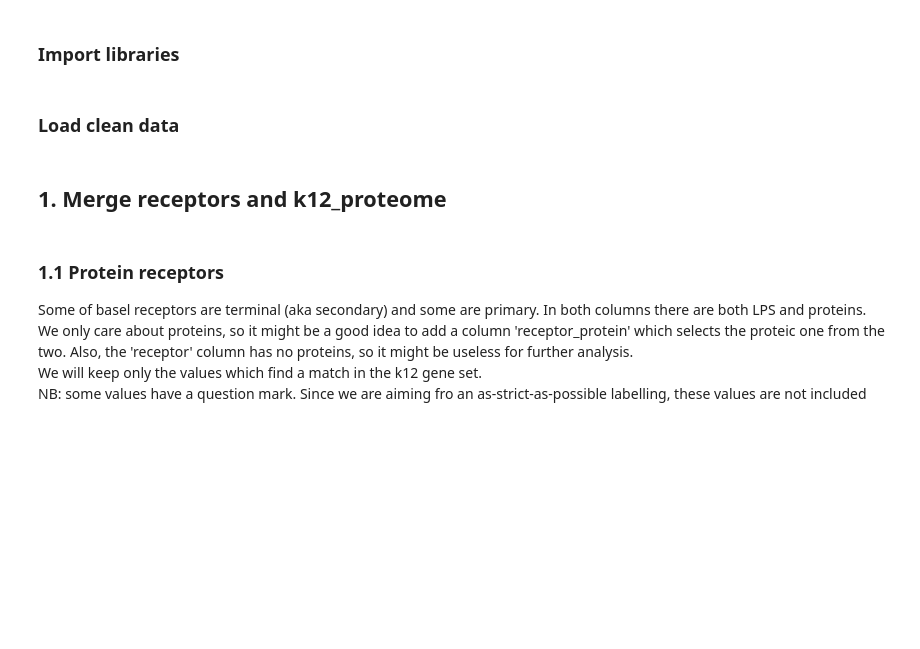
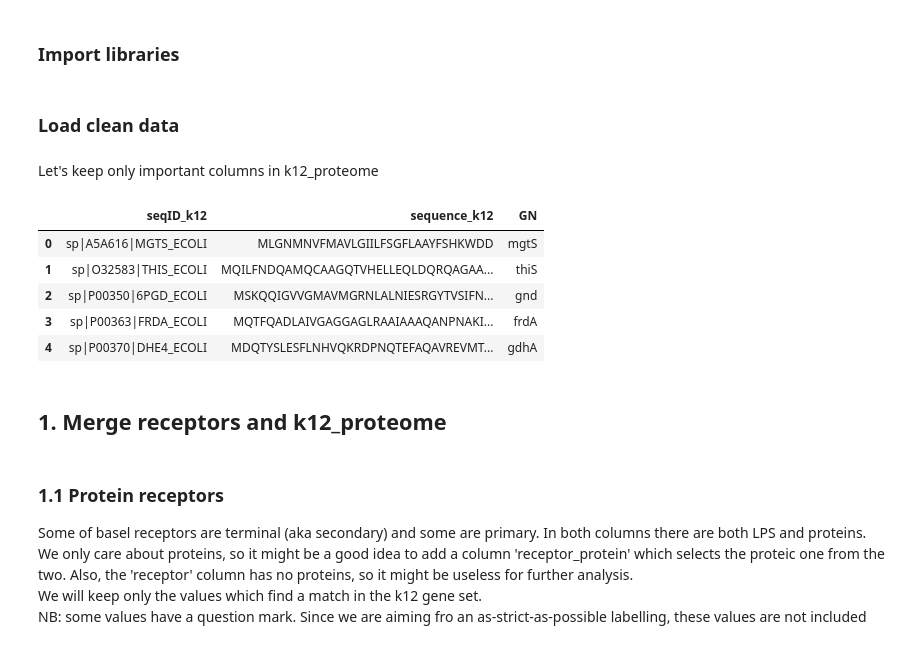
Before and after one commit to Drivahah/Predicting-phage-host-interaction-with-Language-Models, a Jupyter notebook: notebooks/02_transform_data.ipynb, the cells around one changed output. Drawn from its saved outputs; the diff is of its cells as text; code cells hidden in the pictures; blank space fills up the shorter version.

```diff
--- a/notebooks/02_transform_data.ipynb
+++ b/notebooks/02_transform_data.ipynb
@@ -27,0 +24,2 @@ k12_proteome = pd.read_pickle(os.path.join(CLEAN_PATH, '0_k12_proteome.pkl'))
+# %% [markdown]
+Let's keep only important columns in k12_proteome
@@ -28,3 +36,12 @@ k12_proteome = pd.read_pickle(os.path.join(CLEAN_PATH, '0_k12_proteome.pkl'))
+# %%
+display(k12_proteome.head())
+# %% [output]
+|  | seqID_k12 | sequence_k12 | GN |
+| 0 | sp|A5A616|MGTS_ECOLI | MLGNMNVFMAVLGIILFSGFLAAYFSHKWDD | mgtS |
+| 1 | sp|O32583|THIS_ECOLI | MQILFNDQAMQCAAGQTVHELLEQLDQRQAGAA... | thiS |
+| 2 | sp|P00350|6PGD_ECOLI | MSKQQIGVVGMAVMGRNLALNIESRGYTVSIFN... | gnd |
+| 3 | sp|P00363|FRDA_ECOLI | MQTFQADLAIVGAGGAGLRAAIAAAQANPNAKI... | frdA |
+| 4 | sp|P00370|DHE4_ECOLI | MDQTYSLESFLNHVQKRDPNQTEFAQAVREVMT... | gdhA |
 # %% [markdown]
 ## 1. Merge receptors and k12_proteome
 # %% [markdown]
```
Also changed, not shown: parts of 15 cells of this notebook.
